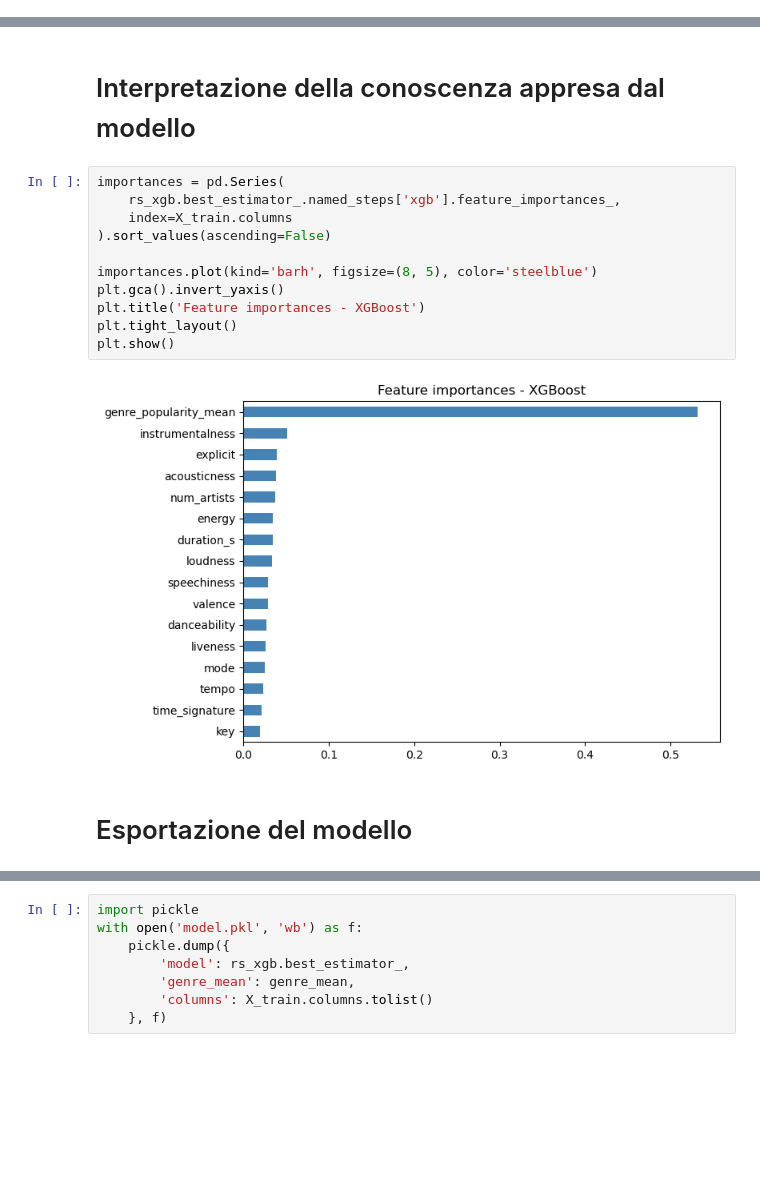
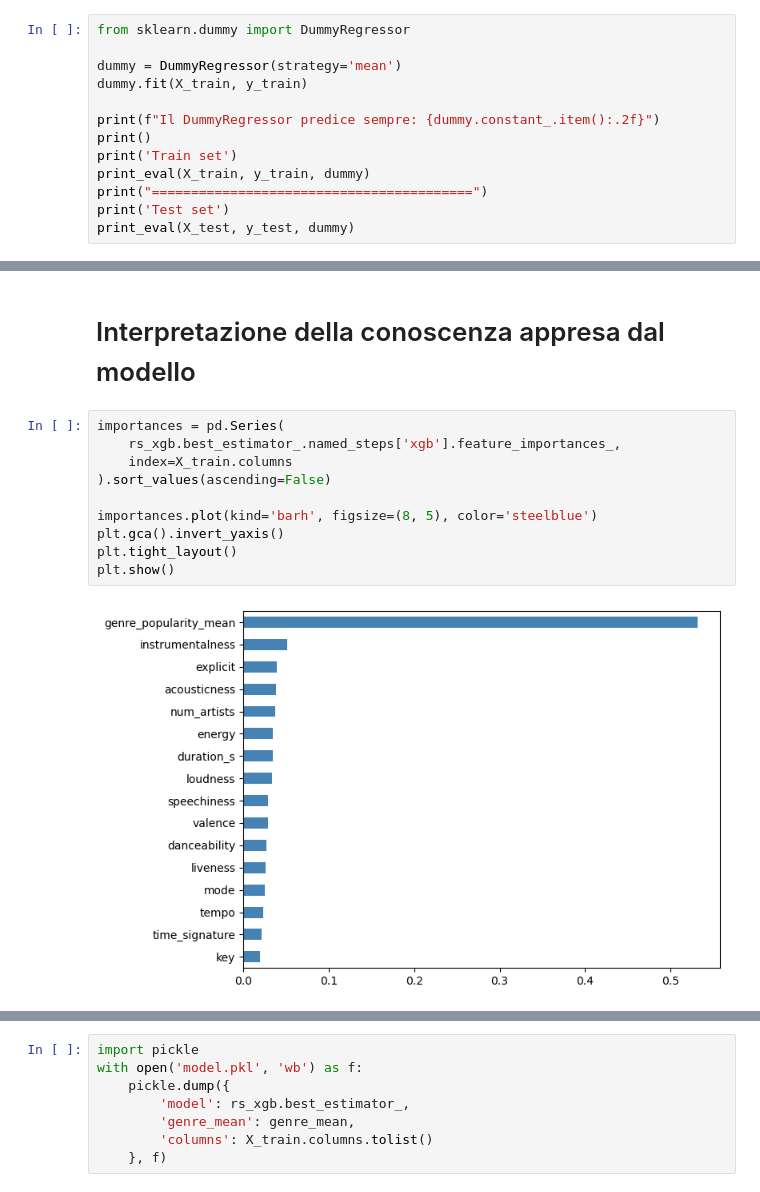
Before and after one commit to PADIprojects/Spotify-Track-Popularity-Prediction, a Jupyter notebook: track_popularity_prediction.ipynb, the cells around one changed output, grey strips where cells are left out. Cells and saved outputs as stored; diff of their text form; blank space fills up the shorter version.

```diff
--- a/track_popularity_prediction.ipynb
+++ b/track_popularity_prediction.ipynb
@@ -547,0 +519,13 @@ def print_eval(X, y, model):
+# %%
+from sklearn.dummy import DummyRegressor
+
+dummy = DummyRegressor(strategy='mean')
+dummy.fit(X_train, y_train)
+
+print(f"Il DummyRegressor predice sempre: {dummy.constant_.item():.2f}")
+print()
+print('Train set')
+print_eval(X_train, y_train, dummy)
+print("=========================================")
+print('Test set')
+print_eval(X_test, y_test, dummy)
@@ -925,15 +932,12 @@ Popolarità stimata: 27.6 / 100
 # %%
 importances = pd.Series(
     rs_xgb.best_estimator_.named_steps['xgb'].feature_importances_,
     index=X_train.columns
 ).sort_values(ascending=False)
 
 importances.plot(kind='barh', figsize=(8, 5), color='steelblue')
 plt.gca().invert_yaxis()
-plt.title('Feature importances - XGBoost')
 plt.tight_layout()
 plt.show()
 # %% [output]
-[figure, old version]
+[figure, new version]
-# %% [markdown]
-# Esportazione del modello
```
Also changed, not shown: parts of 46 cells of this notebook.
